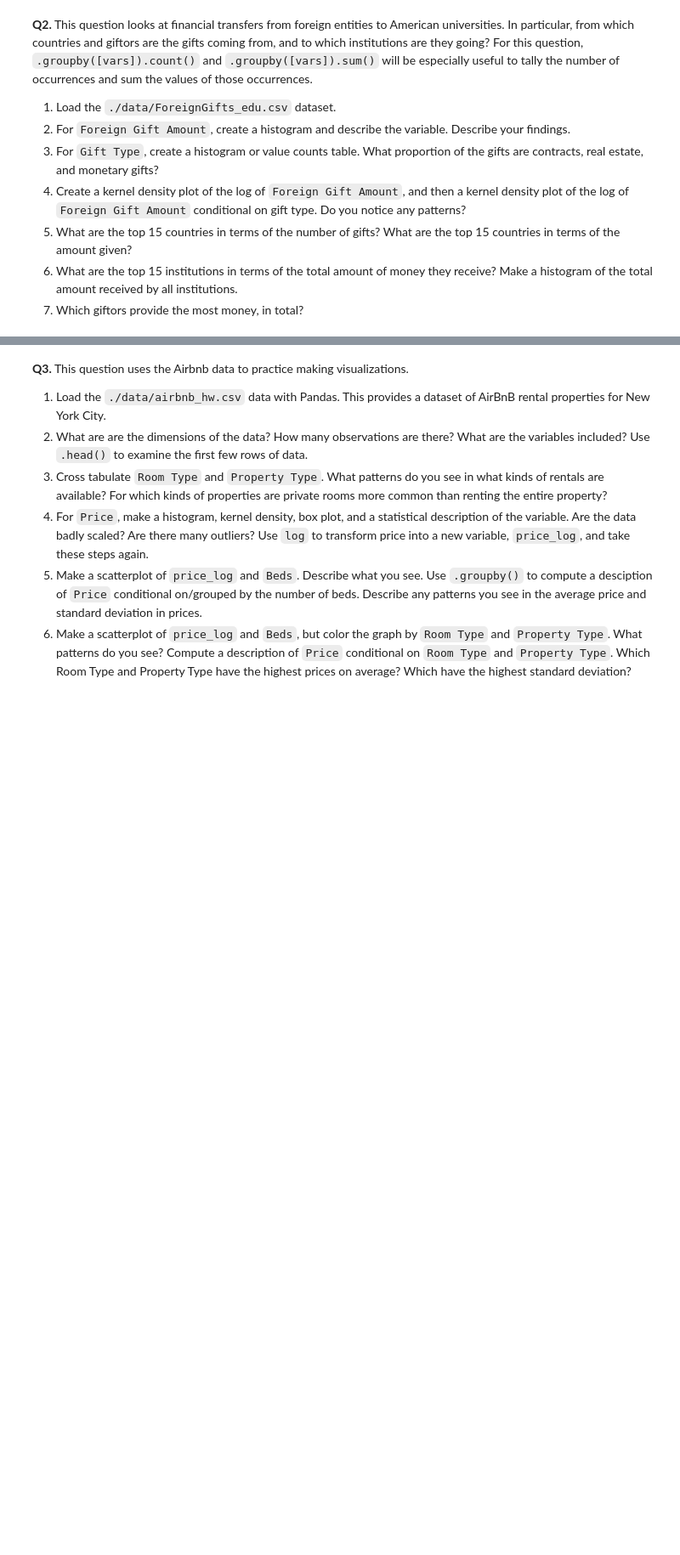
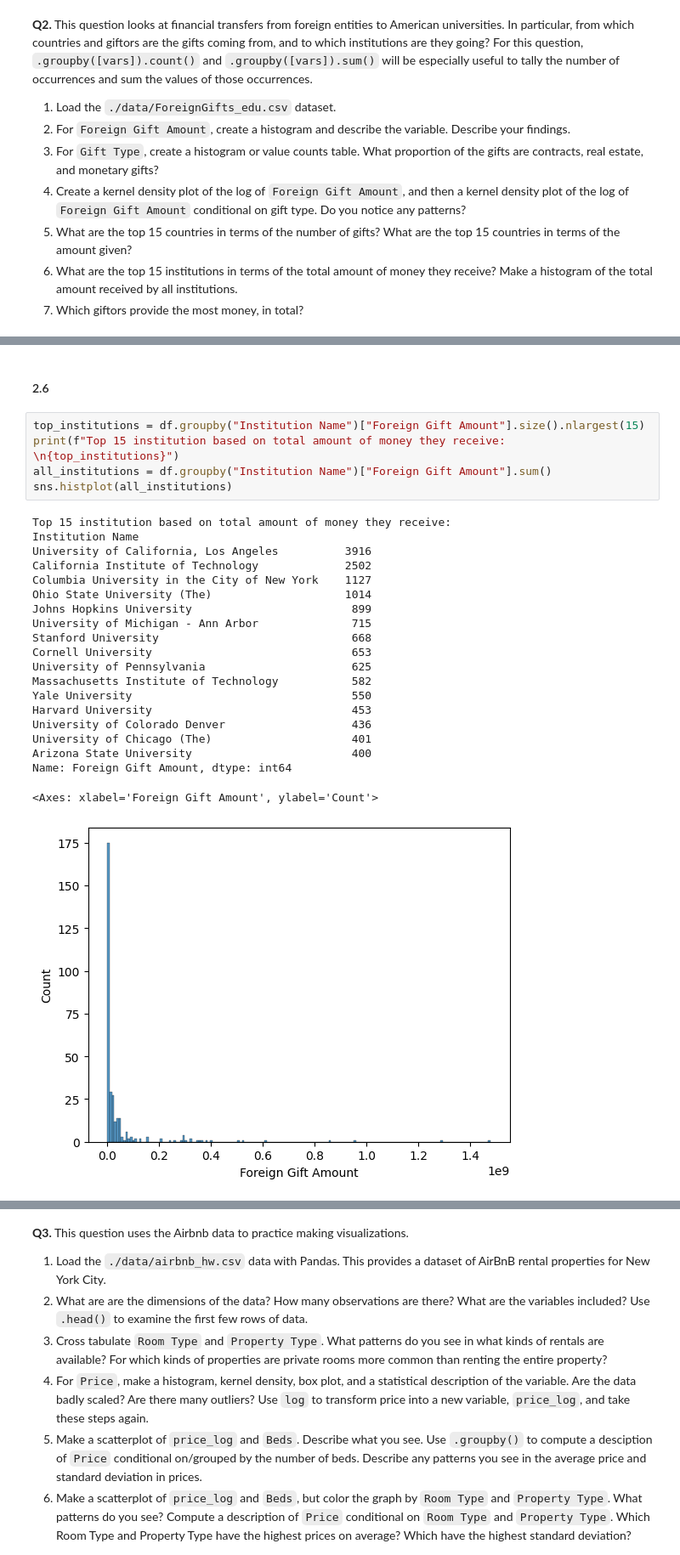
Before and after one commit to kguzman24/EDA, a Jupyter notebook: assignment/assignment.ipynb, the cells around one changed output, grey strips where cells are left out. Shown: that part at 85% size. Saved outputs shown, nothing was run; the diff lists cells and outputs as text; blank space fills up the shorter version.

```diff
--- a/assignment/assignment.ipynb
+++ b/assignment/assignment.ipynb
@@ -37,0 +162,28 @@ It can be very helpful to understand some basic properties of these statistics.
+# %% [markdown]
+#### 2.6
+# %%
+top_institutions = df.groupby("Institution Name")["Foreign Gift Amount"].size().nlargest(15)
+print(f"Top 15 institution based on total amount of money they receive: \n{top_institutions}")
+all_institutions = df.groupby("Institution Name")["Foreign Gift Amount"].sum()
+sns.histplot(all_institutions)
+# %% [output]
+Top 15 institution based on total amount of money they receive:
+Institution Name
+University of California, Los Angeles          3916
+California Institute of Technology             2502
+Columbia University in the City of New York    1127
+Ohio State University (The)                    1014
+Johns Hopkins University                        899
+University of Michigan - Ann Arbor              715
+Stanford University                             668
+Cornell University                              653
+University of Pennsylvania                      625
+Massachusetts Institute of Technology           582
+Yale University                                 550
+Harvard University                              453
+University of Colorado Denver                   436
+University of Chicago (The)                     401
+Arizona State University                        400
+Name: Foreign Gift Amount, dtype: int64
+<Axes: xlabel='Foreign Gift Amount', ylabel='Count'>
+[figure, added]
```
Also changed, not shown: parts of 30 cells of this notebook.
